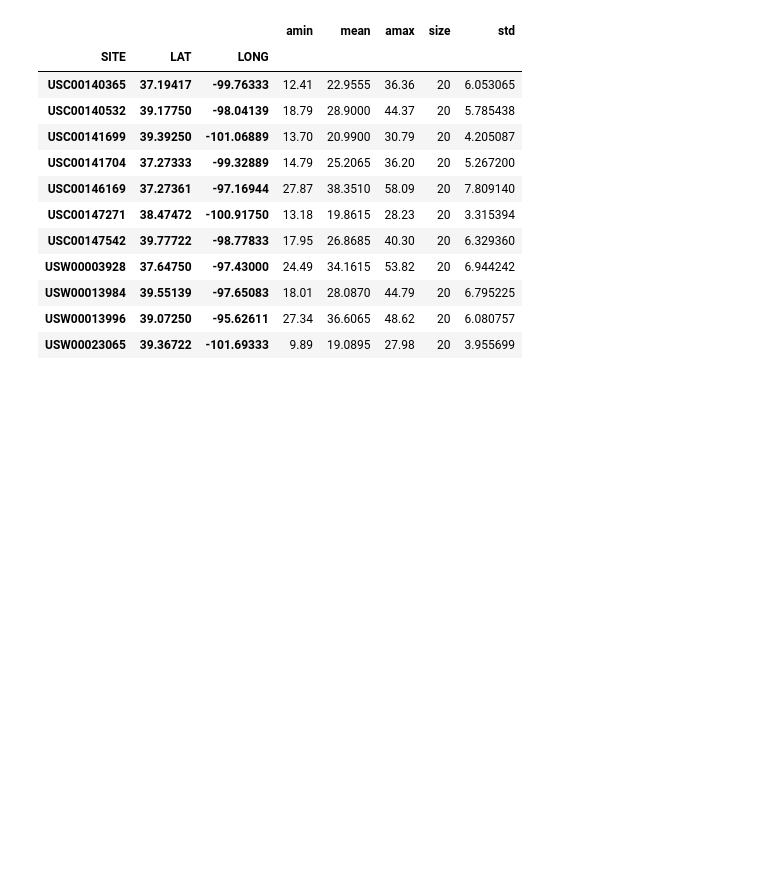
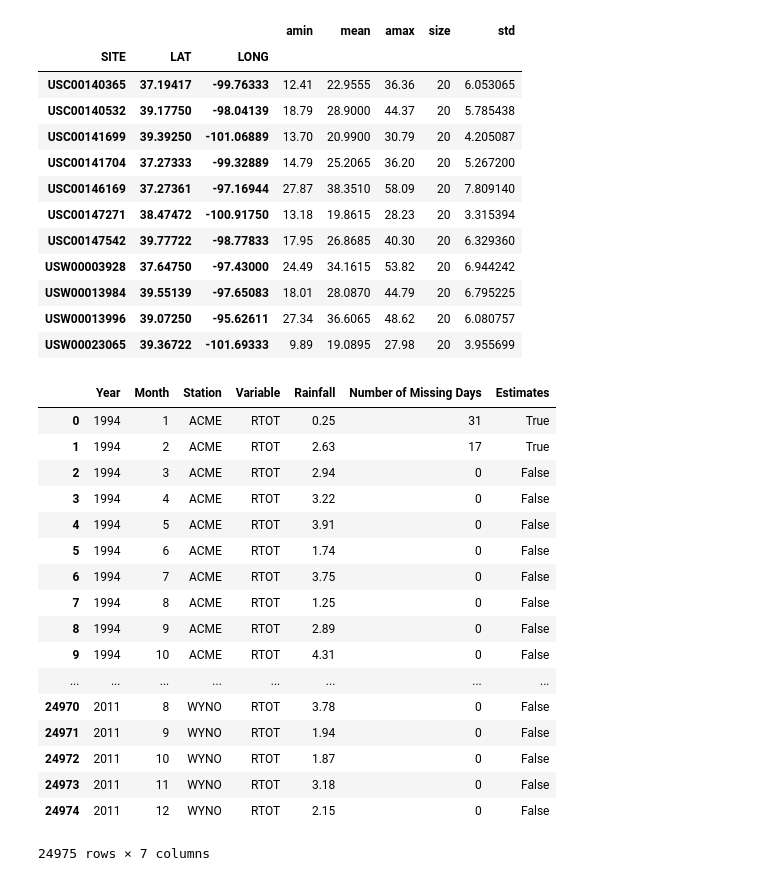
Before and after one commit to mbstacy/ipython_notebooks, a Jupyter notebook: Emma Python Example.ipynb, the cells around one changed output. Drawn from its saved outputs; the diff is of its cells as text; code cells hidden in the pictures; blank space fills up the shorter version.

```diff
--- a/Emma Python Example.ipynb
+++ b/Emma Python Example.ipynb
@@ -29,3 +29,26 @@ g1[g1['size']>19]
 | USW00013984 | 39.55139 | -97.65083 | 18.01 | 28.0870 | 44.79 | 20 | 6.795225 |
 | USW00013996 | 39.07250 | -95.62611 | 27.34 | 36.6065 | 48.62 | 20 | 6.080757 |
 | USW00023065 | 39.36722 | -101.69333 | 9.89 | 19.0895 | 27.98 | 20 | 3.955699 |
+# %%
+from pandas import read_csv
+df = read_csv('UPDATED_MESONET.csv')
+df[]
+# %% [output]
+|  | Year | Month | Station | Variable | Rainfall | Number of Missing Days | Estimates |
+| 0 | 1994 | 1 | ACME | RTOT | 0.25 | 31 | True |
+| 1 | 1994 | 2 | ACME | RTOT | 2.63 | 17 | True |
+| 2 | 1994 | 3 | ACME | RTOT | 2.94 | 0 | False |
+| 3 | 1994 | 4 | ACME | RTOT | 3.22 | 0 | False |
+| 4 | 1994 | 5 | ACME | RTOT | 3.91 | 0 | False |
+| 5 | 1994 | 6 | ACME | RTOT | 1.74 | 0 | False |
+| 6 | 1994 | 7 | ACME | RTOT | 3.75 | 0 | False |
+| 7 | 1994 | 8 | ACME | RTOT | 1.25 | 0 | False |
+| 8 | 1994 | 9 | ACME | RTOT | 2.89 | 0 | False |
+| 9 | 1994 | 10 | ACME | RTOT | 4.31 | 0 | False |
+| ... | ... | ... | ... | ... | ... | ... | ... |
+| 24970 | 2011 | 8 | WYNO | RTOT | 3.78 | 0 | False |
+| 24971 | 2011 | 9 | WYNO | RTOT | 1.94 | 0 | False |
+| 24972 | 2011 | 10 | WYNO | RTOT | 1.87 | 0 | False |
+| 24973 | 2011 | 11 | WYNO | RTOT | 3.18 | 0 | False |
+| 24974 | 2011 | 12 | WYNO | RTOT | 2.15 | 0 | False |
+24975 rows × 7 columns
```
Also changed, not shown: parts of 1 cell of this notebook.
